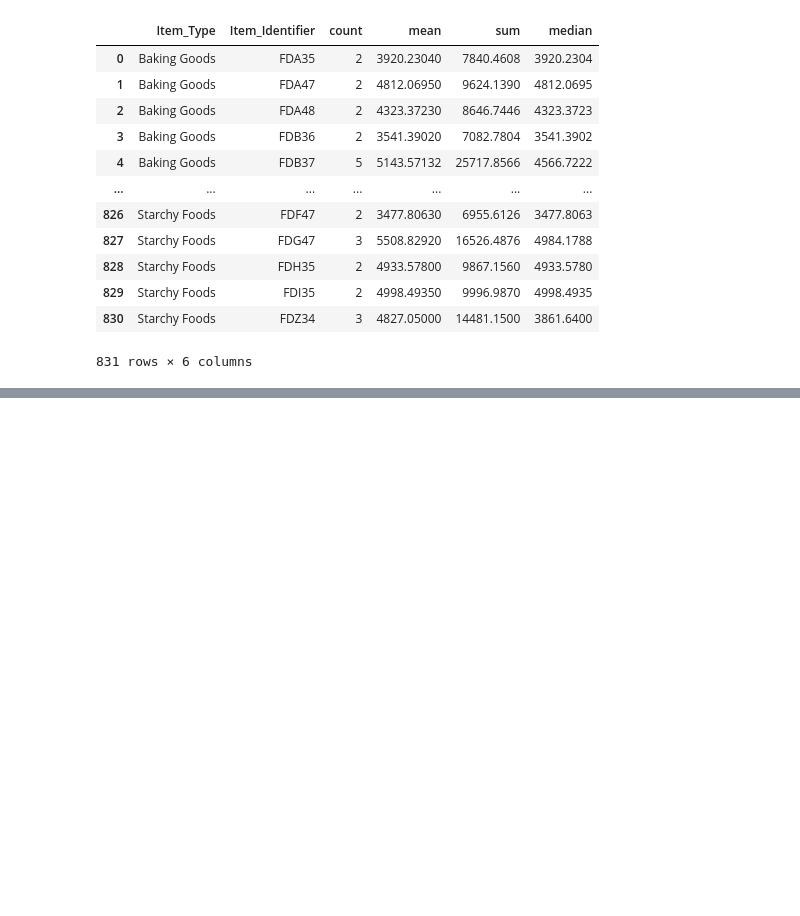
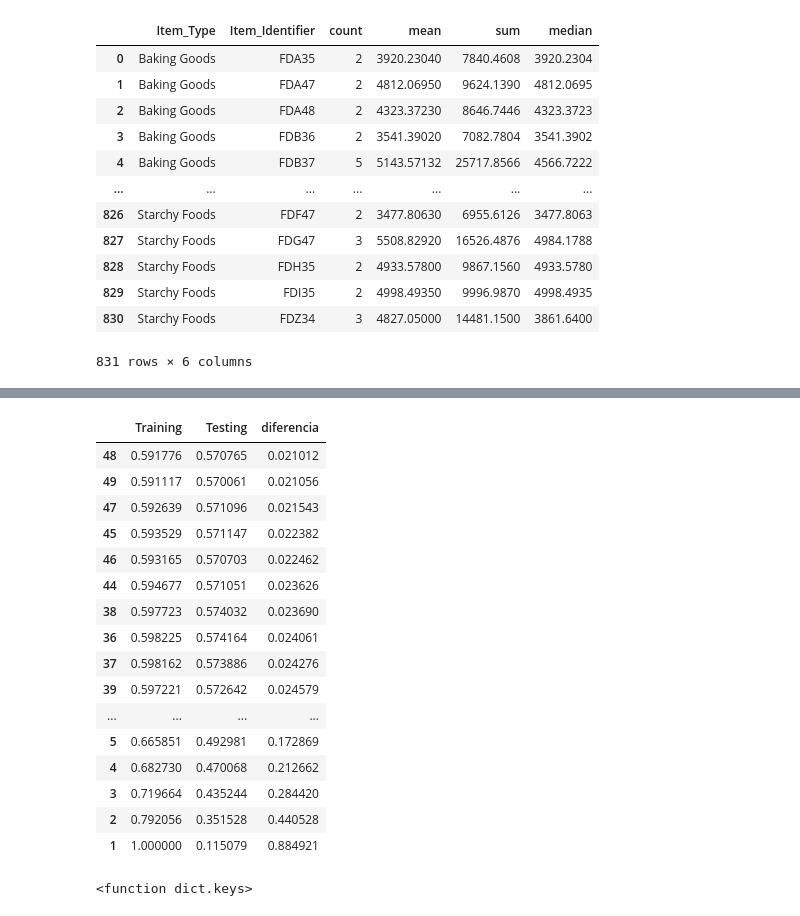
Before and after one commit to hernanGONVE/sales-predictions, a Jupyter notebook: Proyecto1_parte2.ipynb, the cells around one changed output, grey strips where cells are left out. Drawn from its saved outputs; the diff is of its cells as text; code cells hidden in the pictures; blank space fills up the shorter version.

```diff
--- a/Proyecto1_parte2.ipynb
+++ b/Proyecto1_parte2.ipynb
@@ -579,0 +681,26 @@ fig.show()
+# %%
+df_resultado  = pd.DataFrame({"Training":train_accuracies.values() , "Testing":test_accuracies.values()}, index=test_accuracies.keys())
+df_resultado["diferencia"]  = df_resultado["Training"]  - df_resultado["Testing"]
+df_resultado.sort_values(["diferencia","Testing"], ascending=[True, False])
+# %% [output]
+|  | Training | Testing | diferencia |
+| 48 | 0.591776 | 0.570765 | 0.021012 |
+| 49 | 0.591117 | 0.570061 | 0.021056 |
+| 47 | 0.592639 | 0.571096 | 0.021543 |
+| 45 | 0.593529 | 0.571147 | 0.022382 |
+| 46 | 0.593165 | 0.570703 | 0.022462 |
+| 44 | 0.594677 | 0.571051 | 0.023626 |
+| 38 | 0.597723 | 0.574032 | 0.023690 |
+| 36 | 0.598225 | 0.574164 | 0.024061 |
+| 37 | 0.598162 | 0.573886 | 0.024276 |
+| 39 | 0.597221 | 0.572642 | 0.024579 |
+| ... | ... | ... | ... |
+| 5 | 0.665851 | 0.492981 | 0.172869 |
+| 4 | 0.682730 | 0.470068 | 0.212662 |
+| 3 | 0.719664 | 0.435244 | 0.284420 |
+| 2 | 0.792056 | 0.351528 | 0.440528 |
+| 1 | 1.000000 | 0.115079 | 0.884921 |
+# %%
+train_accuracies.keys
+# %% [output]
+<function dict.keys>
```
Also changed, not shown: parts of 28 cells of this notebook.
